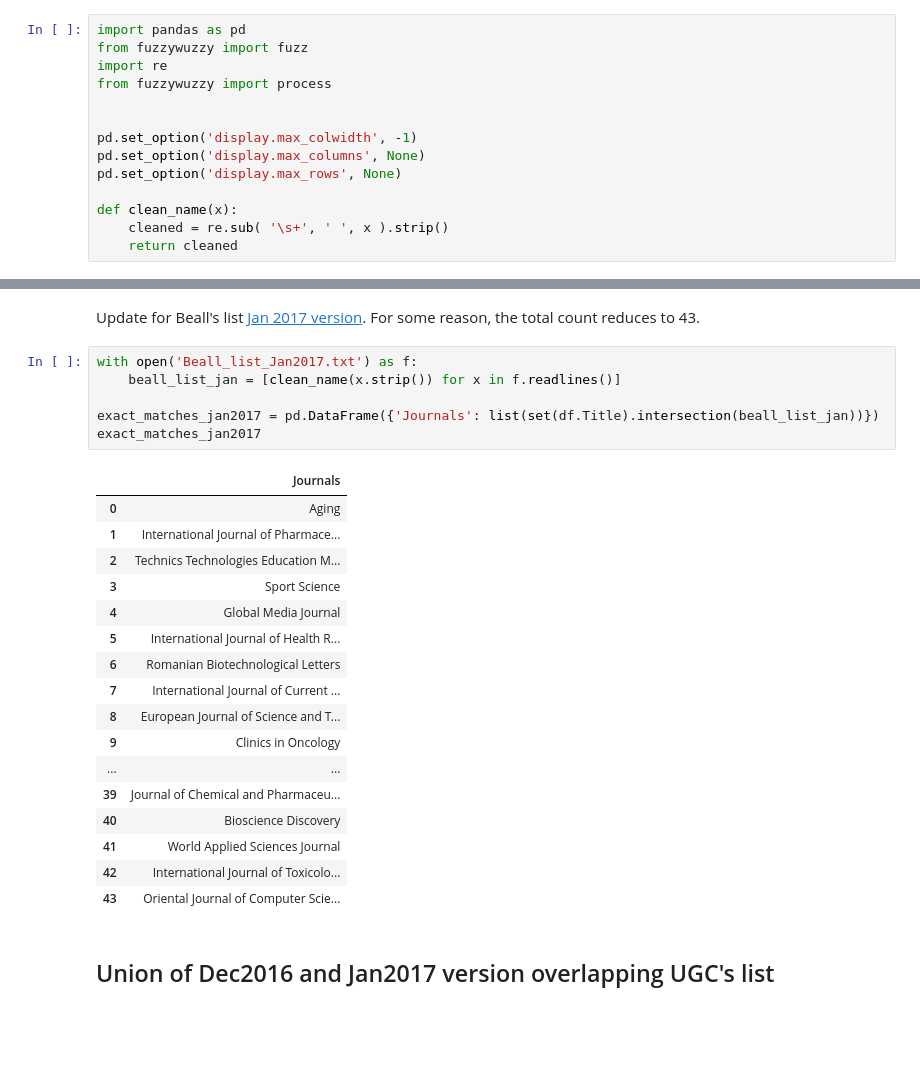
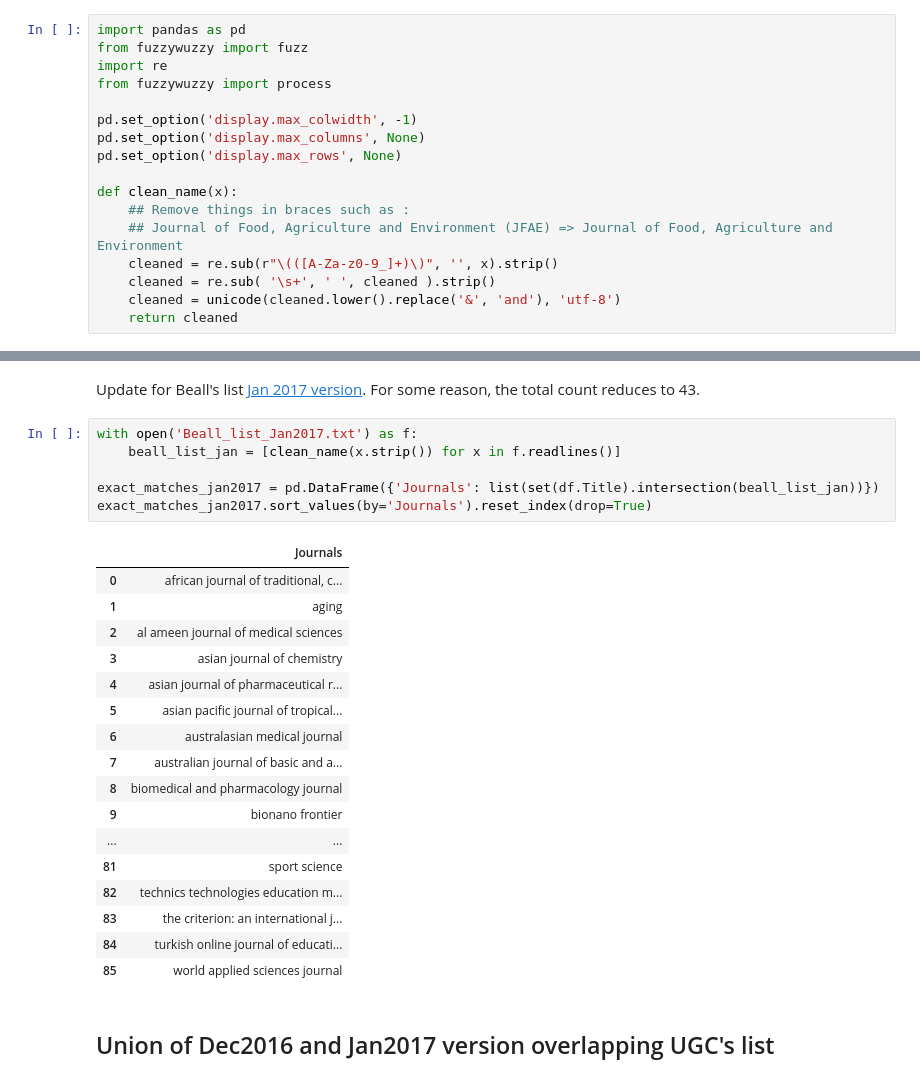
Before and after one commit to saketkc/ugc-predatory-journal-analysis, a Jupyter notebook: UGC-Journal-Analysis-April-2017.ipynb, the cells around one changed output, grey strips where cells are left out. Drawn from its saved outputs; the diff is of its cells as text; blank space fills up the shorter version.

Commit message:
Update clean function. Current tally at 94

```diff
--- a/UGC-Journal-Analysis-April-2017.ipynb
+++ b/UGC-Journal-Analysis-April-2017.ipynb
@@ -23,13 +25,16 @@ from fuzzywuzzy import fuzz
 import re
 from fuzzywuzzy import process
 
-
 pd.set_option('display.max_colwidth', -1)
 pd.set_option('display.max_columns', None)
 pd.set_option('display.max_rows', None)
 
 def clean_name(x):
-    cleaned = re.sub( '\s+', ' ', x ).strip()
+    ## Remove things in braces such as :
+    ## Journal of Food, Agriculture and Environment (JFAE) => Journal of Food, Agriculture and Environment
+    cleaned = re.sub(r"\(([A-Za-z0-9_]+)\)", '', x).strip()
+    cleaned = re.sub( '\s+', ' ', cleaned ).strip()
+    cleaned = unicode(cleaned.lower().replace('&', 'and'), 'utf-8')
     return cleaned
 # %%
 with open('Beall_list_dec2016.txt') as f:
@@ -68,27 +73,27 @@ Update for Beall's list [Jan 2017 version](https://web.archive.org/web/201701111
 # %%
 with open('Beall_list_Jan2017.txt') as f:
     beall_list_jan = [clean_name(x.strip()) for x in f.readlines()]
 
 exact_matches_jan2017 = pd.DataFrame({'Journals': list(set(df.Title).intersection(beall_list_jan))})
-exact_matches_jan2017
+exact_matches_jan2017.sort_values(by='Journals').reset_index(drop=True)
 # %% [output]
 |  | Journals |
-| 0 | Aging |
-| 1 | International Journal of Pharmace... |
-| 2 | Technics Technologies Education M... |
-| 3 | Sport Science |
-| 4 | Global Media Journal |
-| 5 | International Journal of Health R... |
-| 6 | Romanian Biotechnological Letters |
-| 7 | International Journal of Current ... |
-| 8 | European Journal of Science and T... |
-| 9 | Clinics in Oncology |
+| 0 | african journal of traditional, c... |
+| 1 | aging |
+| 2 | al ameen journal of medical sciences |
+| 3 | asian journal of chemistry |
+| 4 | asian journal of pharmaceutical r... |
+| 5 | asian pacific journal of tropical... |
+| 6 | australasian medical journal |
+| 7 | australian journal of basic and a... |
+| 8 | biomedical and pharmacology journal |
+| 9 | bionano frontier |
 | ... | ... |
-| 39 | Journal of Chemical and Pharmaceu... |
-| 40 | Bioscience Discovery |
-| 41 | World Applied Sciences Journal |
-| 42 | International Journal of Toxicolo... |
-| 43 | Oriental Journal of Computer Scie... |
+| 81 | sport science |
+| 82 | technics technologies education m... |
+| 83 | the criterion: an international j... |
+| 84 | turkish online journal of educati... |
+| 85 | world applied sciences journal |
 # %% [markdown]
 ## Union of Dec2016 and Jan2017 version overlapping UGC's list
 # %%
```
Also changed, not shown: parts of 8 cells of this notebook, 2 other files.
